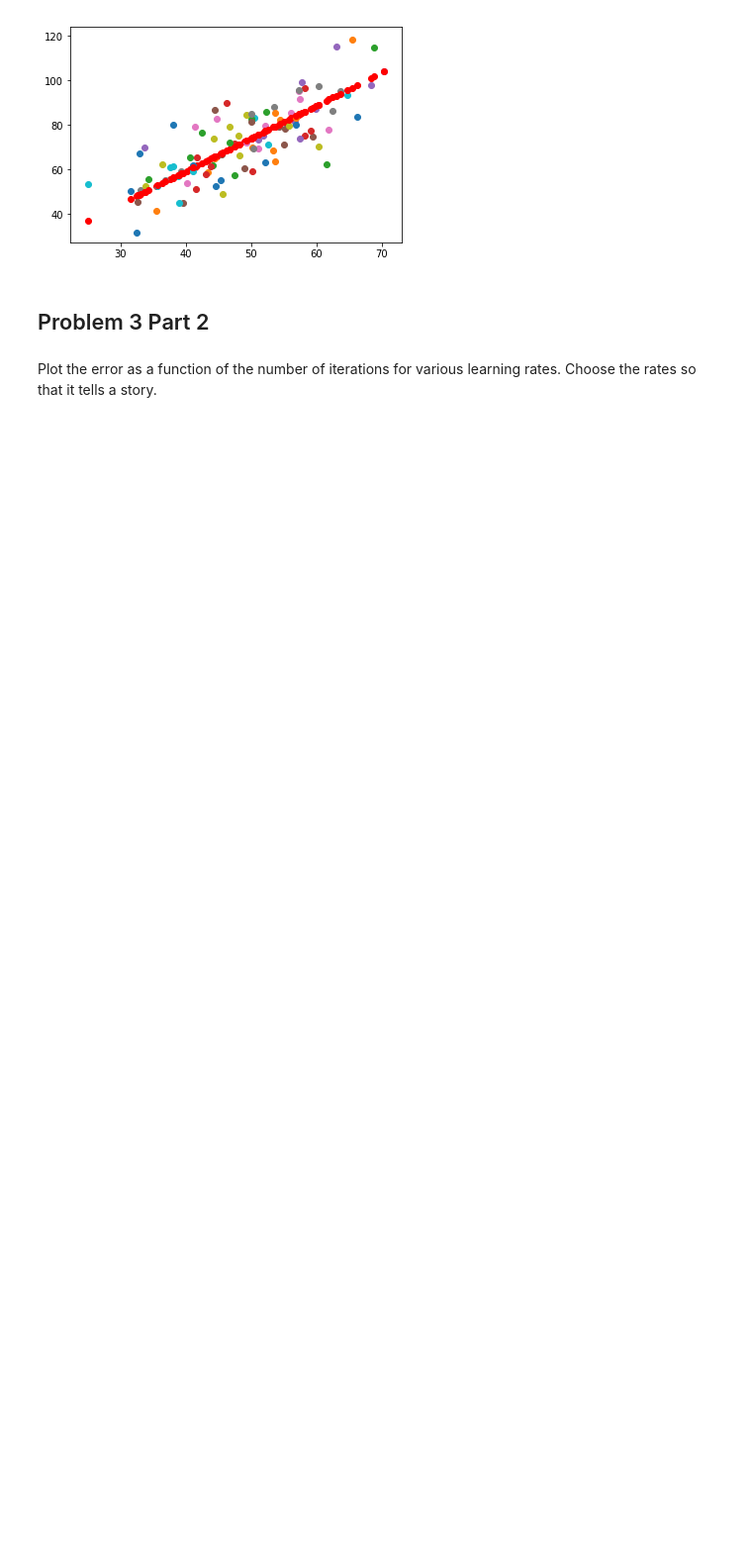
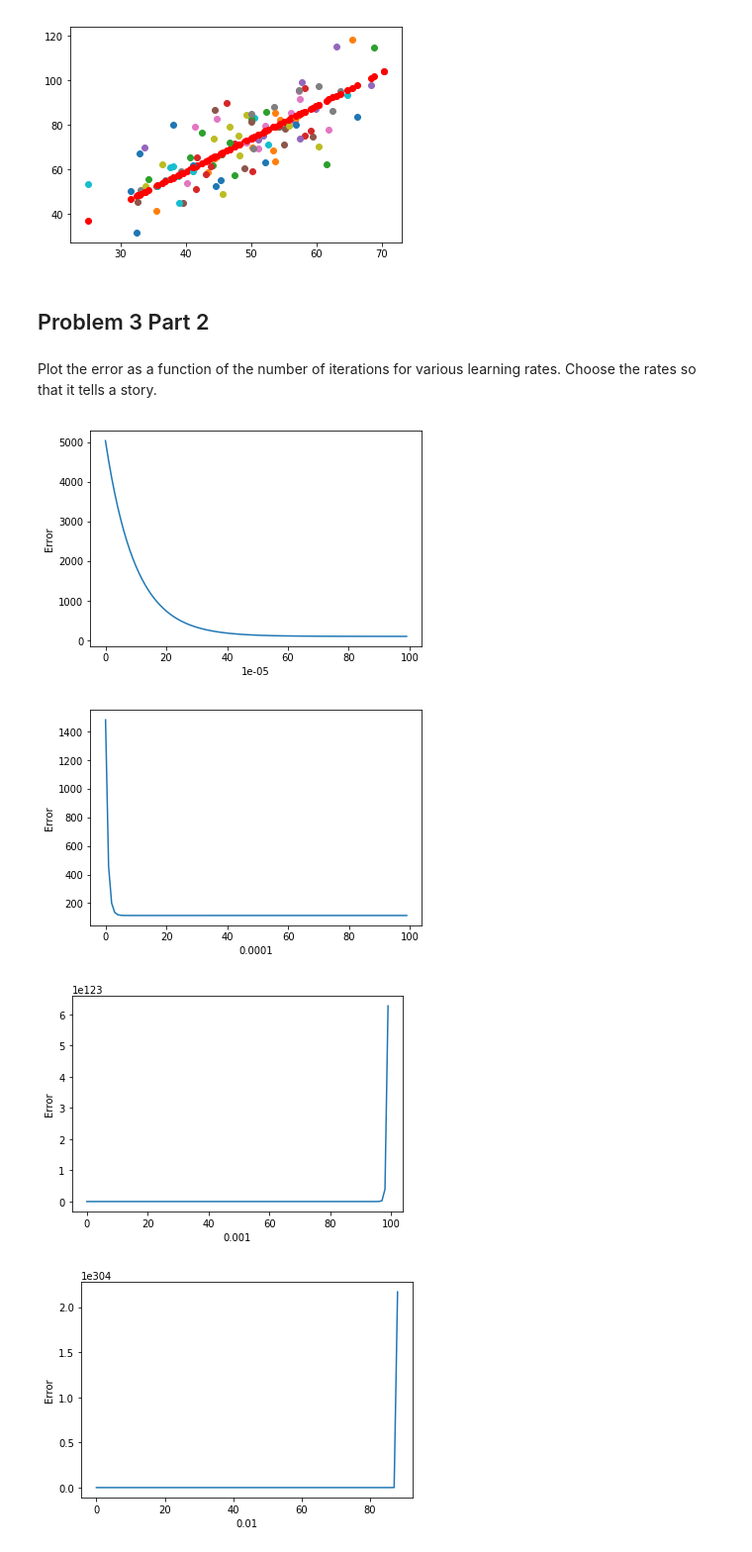
Before and after one commit to Columbia-Intro-Data-Science/python-introduction-jcp2203, a Jupyter notebook: homework/Homework 1 - Github and Pandas_JCP2203.ipynb, the cells around one changed output. Shown: that part at 99% size. Drawn from its saved outputs; the diff is of its cells as text; code cells hidden in the pictures; blank space fills up the shorter version.

```diff
--- a/homework/Homework 1 - Github and Pandas_JCP2203.ipynb
+++ b/homework/Homework 1 - Github and Pandas_JCP2203.ipynb
@@ -307,3 +337,29 @@ After 100 iterations b = 0.0350749705923, m = 1.47880271753, error = 112.6470566
 # %% [markdown]
 Plot the error as a function of the number of iterations for various learning rates. Choose the rates
 so that it tells a story.
+# %%
+
+#use linear eqn y=mx+b
+learning_rates = [1E-5, 1E-4, 1E-3, 1E-2]
+
+for i in learning_rates:
+    errors =[]
+    for j in range(1, 101):
+        points = genfromtxt("/Users/Main/Documents/GitHub/APMAE4990-JCP2203/data/data.csv", delimiter=",")
+        learning_rate = i
+        initial_b = 0 # initial y-intercept guess
+        initial_m = 0 # initial slope guess
+        num_iterations = j
+
+        [b, m] = gradient_descent_runner(points, initial_b, initial_m, learning_rate, num_iterations)
+        errors.append(compute_error_for_line_given_points(b,m,points))
+
+    plt.figure()
+    plt.xlabel(i)
+    plt.ylabel('Error')
+    plt.plot(errors)
+# %% [output]
+[figure, added]
+[figure, added]
+[figure, added]
+[figure, added]
```
Also changed, not shown: parts of 4 cells of this notebook.
